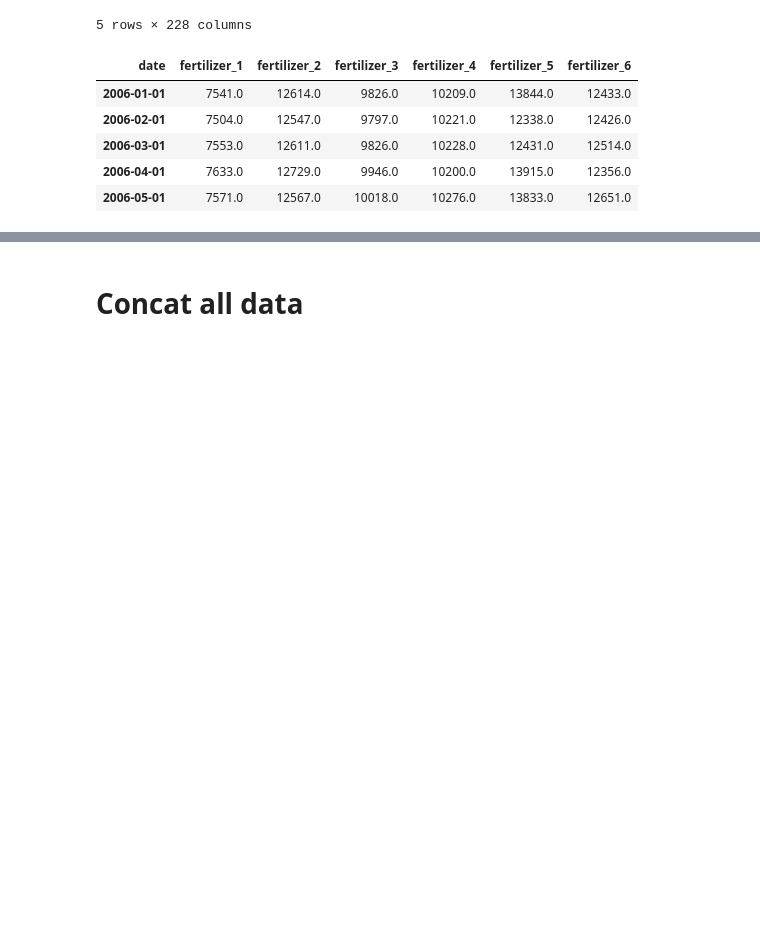
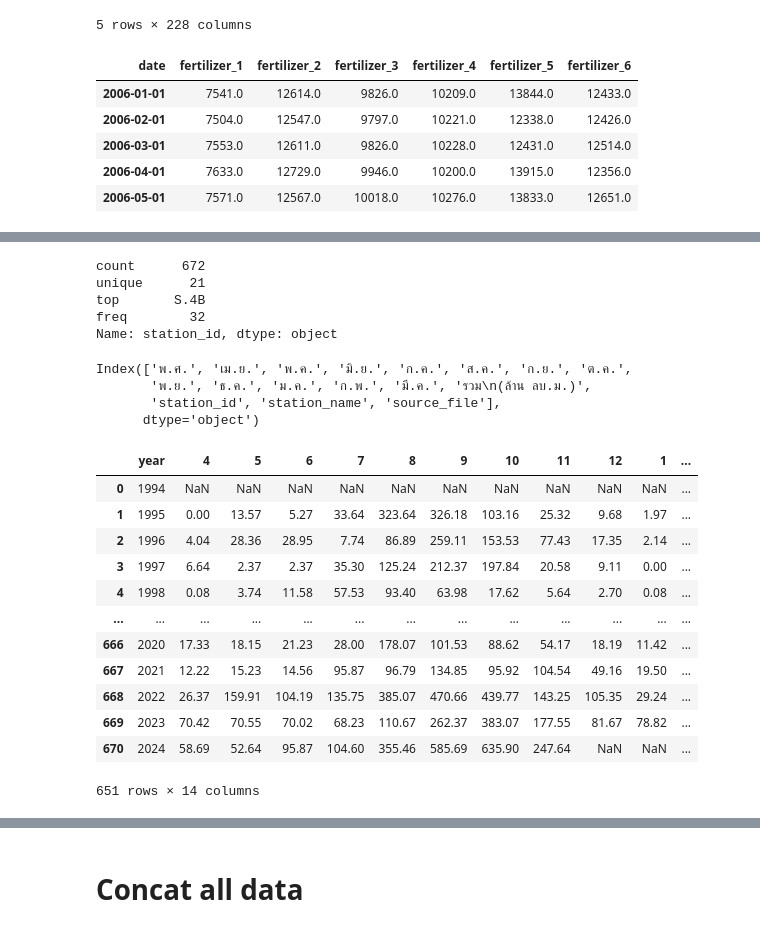
Before and after one commit to ArkiraW/capstone_project, a Jupyter notebook: code/00_cleaning.ipynb, the cells around one changed output, grey strips where cells are left out. Cells and saved outputs as stored; diff of their text form; code cells hidden in the pictures; blank space fills up the shorter version.

```diff
--- a/code/00_cleaning.ipynb
+++ b/code/00_cleaning.ipynb
@@ -379,0 +394,45 @@ fertilizer.head()
+# %%
+# Check the number of water station
+water_station['station_id'].describe()
+# %% [output]
+count      672
+unique      21
+top       S.4B
+freq        32
+Name: station_id, dtype: object
+# %%
+water_station.columns
+# %% [output]
+Index(['พ.ศ.', 'เม.ย.', 'พ.ค.', 'มิ.ย.', 'ก.ค.', 'ส.ค.', 'ก.ย.', 'ต.ค.',
+       'พ.ย.', 'ธ.ค.', 'ม.ค.', 'ก.พ.', 'มี.ค.', 'รวม\n(ล้าน ลบ.ม.)',
+       'station_id', 'station_name', 'source_file'],
+      dtype='object')
+# %%
+# Drop unused columns
+water_station.drop(columns=['station_name','รวม\n(ล้าน ลบ.ม.)', 'station_name', 'source_file'],inplace =True)
+# %%
+# Rename headers
+water_station.rename(columns={'พ.ศ.':'year','เม.ย.': 4,'พ.ค.':5,'มิ.ย.':6, 'ก.ค.':7, 'ส.ค.':8,'ก.ย.':9, 'ต.ค.':10,\
+                              'พ.ย.':11, 'ธ.ค.':12,'ม.ค.':1, 'ก.พ.':2, 'มี.ค.':3,},inplace=True)
+# %%
+# Drop unsed rows
+water_station = water_station[water_station['year'] != 'ค่าเฉลี่ย']
+# %%
+# Change B.E. to A.D.
+water_station.loc[:, 'year']= water_station['year'].apply(lambda x: int(x)-543)
+# %%
+water_station
+# %% [output]
+|  | year | 4 | 5 | 6 | 7 | 8 | 9 | 10 | 11 | 12 | 1 | ... |
+| 0 | 1994 | NaN | NaN | NaN | NaN | NaN | NaN | NaN | NaN | NaN | NaN | ... |
+| 1 | 1995 | 0.00 | 13.57 | 5.27 | 33.64 | 323.64 | 326.18 | 103.16 | 25.32 | 9.68 | 1.97 | ... |
+| 2 | 1996 | 4.04 | 28.36 | 28.95 | 7.74 | 86.89 | 259.11 | 153.53 | 77.43 | 17.35 | 2.14 | ... |
+| 3 | 1997 | 6.64 | 2.37 | 2.37 | 35.30 | 125.24 | 212.37 | 197.84 | 20.58 | 9.11 | 0.00 | ... |
+| 4 | 1998 | 0.08 | 3.74 | 11.58 | 57.53 | 93.40 | 63.98 | 17.62 | 5.64 | 2.70 | 0.08 | ... |
+| ... | ... | ... | ... | ... | ... | ... | ... | ... | ... | ... | ... | ... |
+| 666 | 2020 | 17.33 | 18.15 | 21.23 | 28.00 | 178.07 | 101.53 | 88.62 | 54.17 | 18.19 | 11.42 | ... |
+| 667 | 2021 | 12.22 | 15.23 | 14.56 | 95.87 | 96.79 | 134.85 | 95.92 | 104.54 | 49.16 | 19.50 | ... |
+| 668 | 2022 | 26.37 | 159.91 | 104.19 | 135.75 | 385.07 | 470.66 | 439.77 | 143.25 | 105.35 | 29.24 | ... |
+| 669 | 2023 | 70.42 | 70.55 | 70.02 | 68.23 | 110.67 | 262.37 | 383.07 | 177.55 | 81.67 | 78.82 | ... |
+| 670 | 2024 | 58.69 | 52.64 | 95.87 | 104.60 | 355.46 | 585.69 | 635.90 | 247.64 | NaN | NaN | ... |
+651 rows × 14 columns
```
Also changed, not shown: parts of 34 cells of this notebook, 6 other files.
